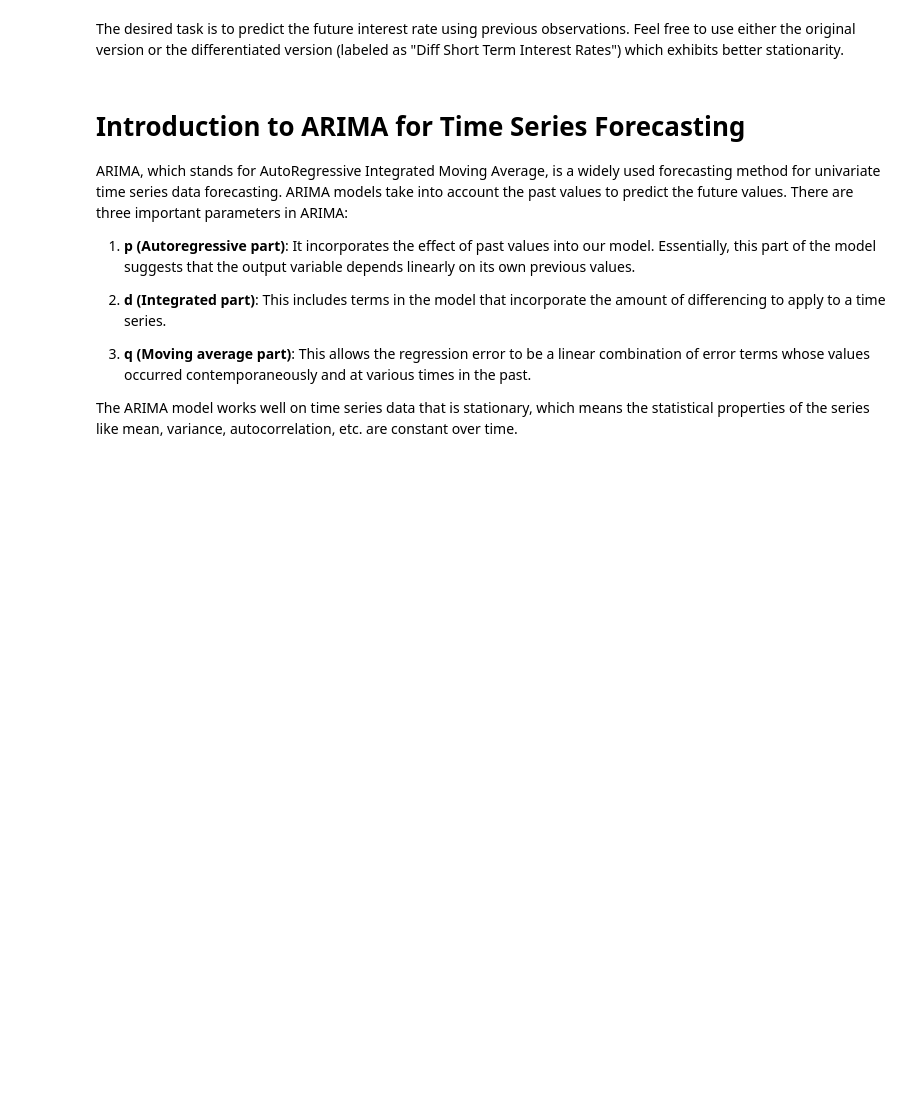
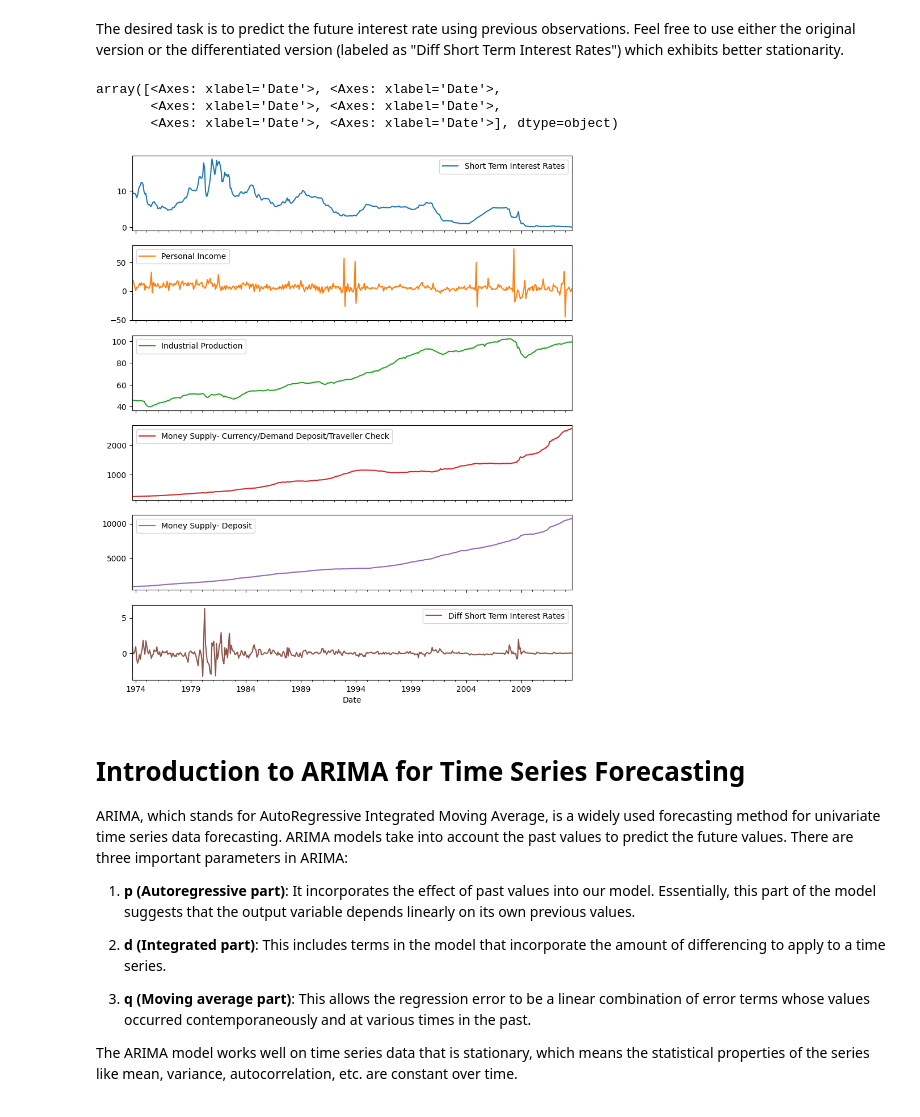
Before and after one commit to chinglung880218/Duke-IDS789, a Jupyter notebook: EDA + ARIMA.ipynb, the cells around one changed output. Drawn from its saved outputs; the diff is of its cells as text; code cells hidden in the pictures; blank space fills up the shorter version.

```diff
--- a/EDA + ARIMA.ipynb
+++ b/EDA + ARIMA.ipynb
@@ -44,7 +63,23 @@ register_matplotlib_converters() #allows using dates for indexing
 # %%
 # from interesrate.csv, read the following columns into df: Date, Short Term Interest Rates, Personal Income,	Consumer Prices(Inflation,)	Industrial Production,	Consumer Confidence,	Money Supply- Currency/Demand Deposit/Traveller Check,	Money Supply- Deposit
-df = pd.read_csv('interestdata.csv', parse_dates=['Date'], index_col= ['Date'], usecols=['Date','Short Term Interest Rates', 'Personal Income', 'Industrial Production', 'Money Supply- Currency/Demand Deposit/Traveller Check', 'Money Supply- Deposit'])
-df.dropna(inplace=True)
+
+df_orig = pd.read_csv(
+    "interestdata.csv",
+    parse_dates=["Date"],
+    index_col=["Date"],
+    usecols=[
+        "Date",
+        "Short Term Interest Rates",
+        "Personal Income",
+        "Industrial Production",
+        "Money Supply- Currency/Demand Deposit/Traveller Check",
+        "Money Supply- Deposit",
+    ],
+)
+# %%
+df = df_orig.copy()
+
+df.dropna(inplace=True)
 # %%
 df.describe()
 # %% [output]
@@ -156,9 +191,26 @@ Diff Short Term Interest Rates with 599 observations
 # %% [markdown]
 The desired task is to predict the future interest rate using previous observations. Feel free to use either the original version or the differentiated version (labeled as "Diff Short Term Interest Rates") which exhibits better stationarity.
 # %%
+# using scikit learn, split my data into training and testing sets (80/20) and make the test set the last 20% of the data
+
+# df = df.iloc[::-1]
+
+from sklearn.model_selection import train_test_split
+
+train_data, test_data = train_test_split(df, test_size=0.2, shuffle=False)
+
 # Split the data into training and testing sets
-train_data = df[:'2013-01-01']
-test_data = df['2013-01-01':]
+
+# train_data = df[:'2013-01-01']
+
+# test_data = df['2013-01-01':]
+# %%
+train_data.plot(subplots=True, figsize=(10, 12))
+# %% [output]
+array([<Axes: xlabel='Date'>, <Axes: xlabel='Date'>,
+       <Axes: xlabel='Date'>, <Axes: xlabel='Date'>,
+       <Axes: xlabel='Date'>, <Axes: xlabel='Date'>], dtype=object)
+[figure, added]
 # %% [markdown]
 # Introduction to ARIMA for Time Series Forecasting
 
```
Also changed, not shown: parts of 25 cells of this notebook, 14 other files.
